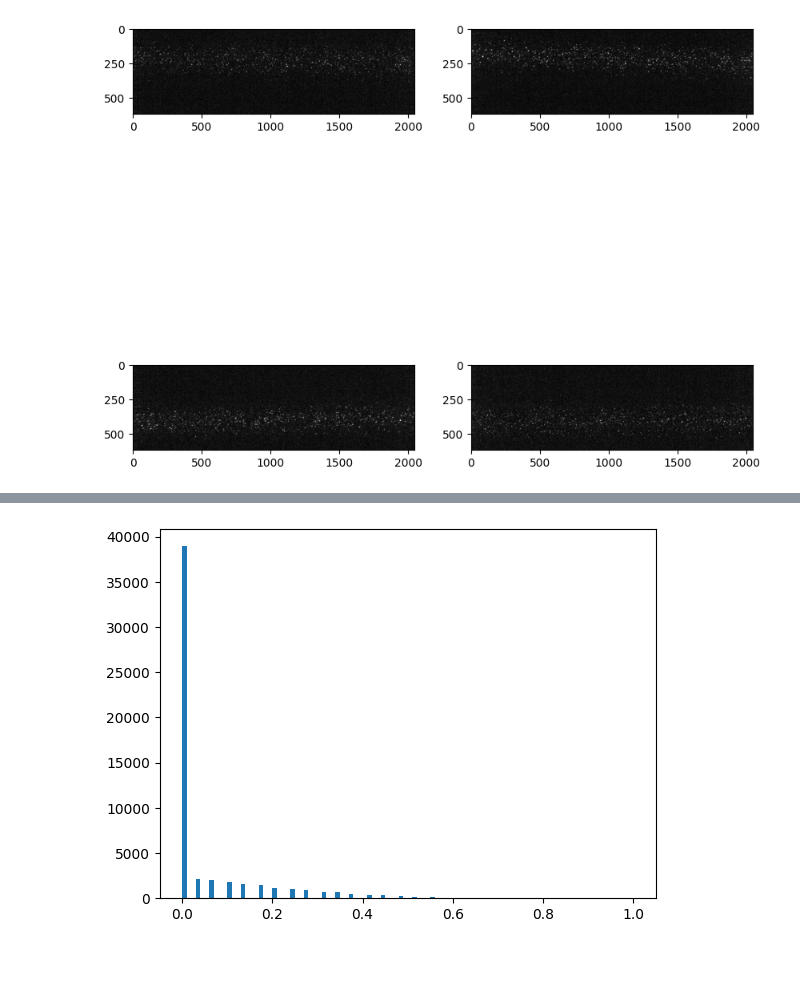
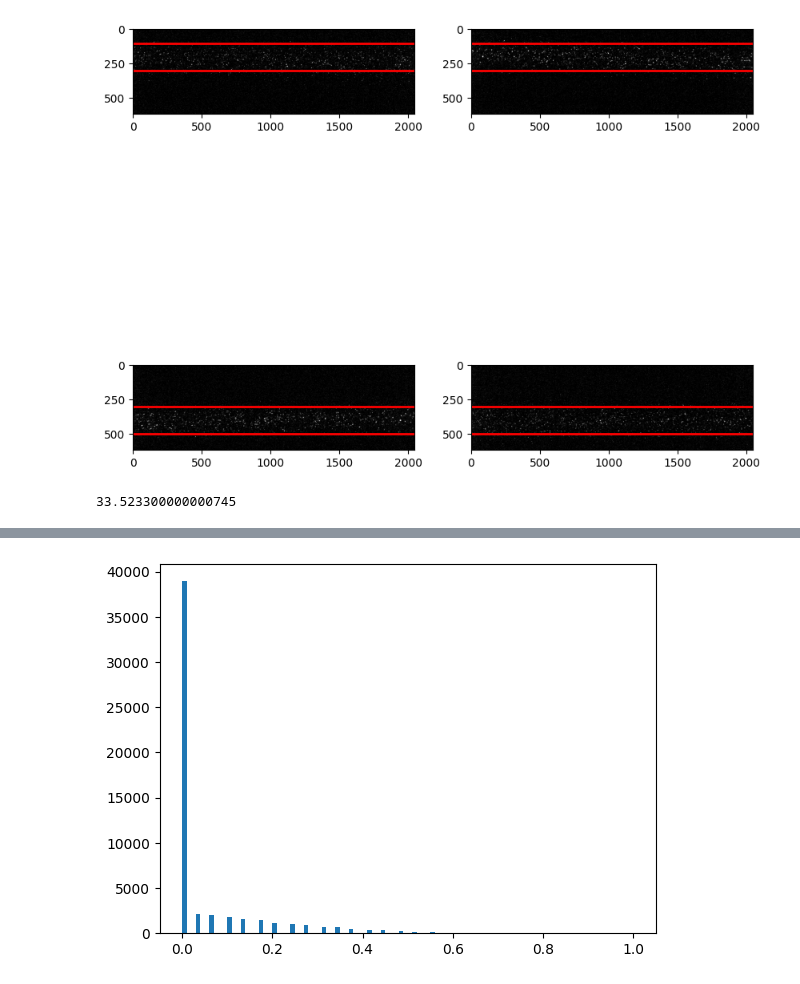
Before and after one commit to Eigil121/particle_tracking_02456, a Jupyter notebook: notebooks/initial_data_exploration.ipynb, the cells around one changed output, grey strips where cells are left out. Cells and saved outputs as stored; diff of their text form; code cells hidden in the pictures.

```diff
--- a/notebooks/initial_data_exploration.ipynb
+++ b/notebooks/initial_data_exploration.ipynb
@@ -2,7 +2,7 @@
 import lvpyio as lv
 import numpy as np
 import matplotlib.pyplot as plt
-data_dir = '/Users/eigil/Desktop/particle_tracking_02456/data/raw/ImgPreproc(no_subtract)/'
+data_dir = '/home/eigil/DTU/particle_tracking_02456/data/Deep Learning Turbulence Project/ML_project_data/ImgPreproc(no_subtract)/'
 
 n_frames = 100
 # %%
@@ -15,12 +15,27 @@ def threshold_projection(image, a, b):
     return (np.clip(image, a, b) - a)/(b-a)
 # %%
 # Plot one frame for each of the 4 cameras
-f = lambda img: threshold_projection(img, 0, 30)
+f = lambda img: threshold_projection(img, 10, 20)
+
+draw_line = lambda ax, y: ax.axhline(y=y, color='red', linewidth=2)
+
 fig, ax = plt.subplots(2,2, figsize=(10,10))
 ax[0,0].imshow(f(load_frame(0,0)), cmap='gray')
+draw_line(ax[0,0], 100)
+draw_line(ax[0,0], 300)
 ax[0,1].imshow(f(load_frame(0,1)), cmap='gray')
+draw_line(ax[0,1], 100)
+draw_line(ax[0,1], 300)
 ax[1,0].imshow(f(load_frame(0,2)), cmap='gray')
+draw_line(ax[1,0], 300)
+draw_line(ax[1,0], 500)
 ax[1,1].imshow(f(load_frame(0,3)), cmap='gray')
+draw_line(ax[1,1], 300)
+draw_line(ax[1,1], 500)
 plt.show()
 # %% [output]
-[figure, old version]
+[figure, new version]
+# %%
+np.quantile(load_frame(0,0)[350:,:], 0.9999)
+# %% [output]
+33.523300000000745
```
Also changed, not shown: parts of 2 cells of this notebook, 4 other files.
